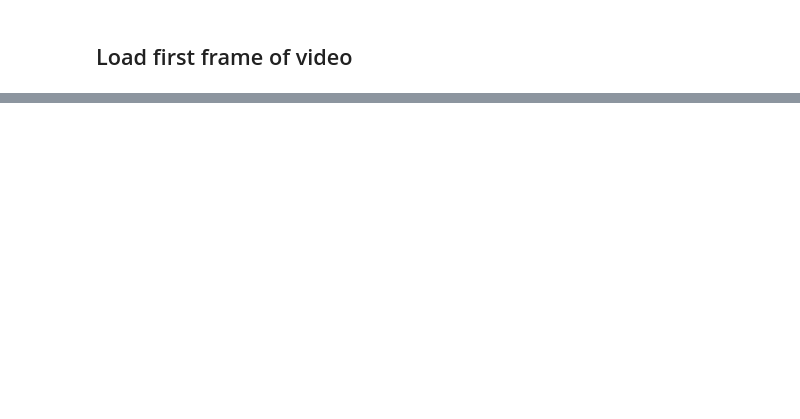
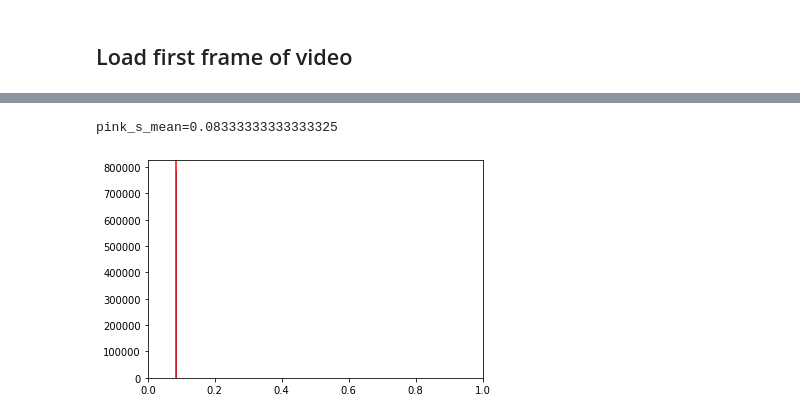
Before and after one commit to GusBusDraws/archipelago-music-video, a Jupyter notebook: nbs/01-pinkify.ipynb, the cells around one changed output, grey strips where cells are left out. Drawn from its saved outputs; the diff is of its cells as text; code cells hidden in the pictures; blank space fills up the shorter version.

```diff
--- a/nbs/01-pinkify.ipynb
+++ b/nbs/01-pinkify.ipynb
@@ -72,0 +134,8 @@ img.dtype=dtype('uint8')
+# %%
+pink_s_mean = pink_hsv[:, :, 1].mean()
+print(f'{pink_s_mean=}')
+fig, ax = plot_hist(pink_hsv, chan=1, vlines=pink_s_mean)
+plt.show()
+# %% [output]
+pink_s_mean=0.08333333333333325
+[figure, added]
```
Also changed, not shown: parts of 16 cells of this notebook.
